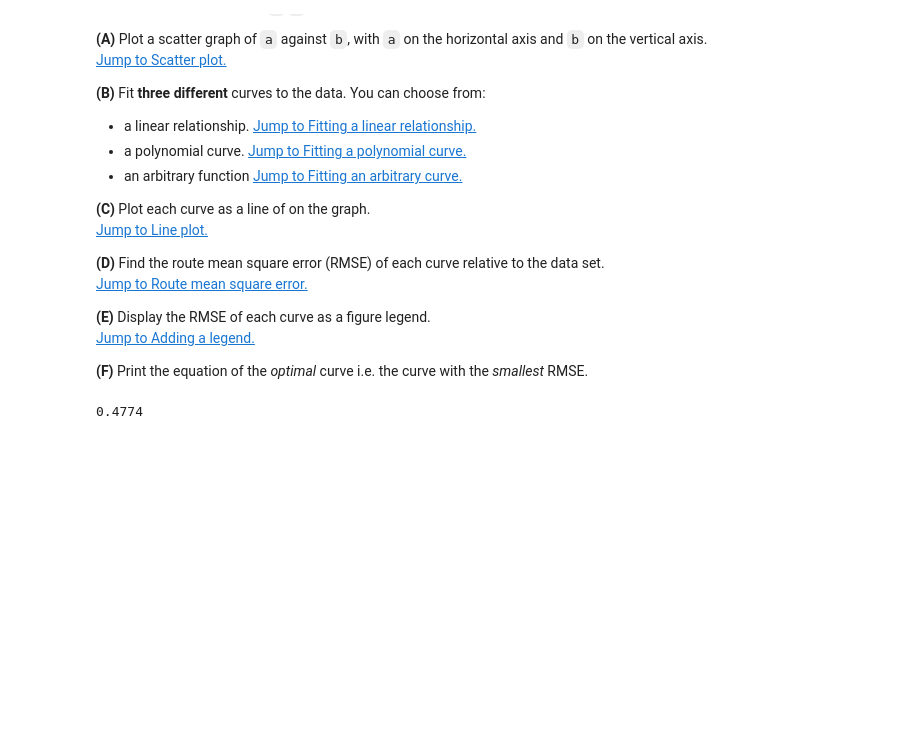
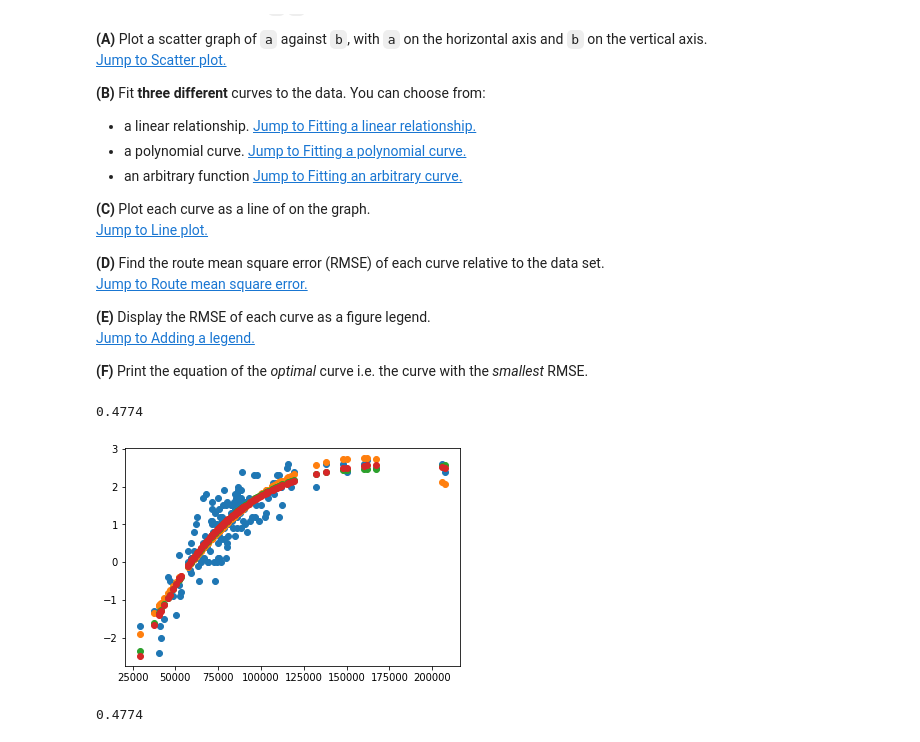
Before and after one commit to michaelnicht/python-class, a Jupyter notebook: 7_Numerical_computation_with_Numpy.ipynb, the cells around one changed output. Cells and saved outputs as stored; diff of their text form; code cells hidden in the pictures; blank space fills up the shorter version.

```diff
--- a/7_Numerical_computation_with_Numpy.ipynb
+++ b/7_Numerical_computation_with_Numpy.ipynb
@@ -2816,15 +2864,40 @@ __(F)__ Print the equation of the *optimal* curve i.e. the curve with the *small
 # %%
 a = np.array([88438,45505,75127,115571,89911,87432,100083,85589,73104,86890,78580,70785,41050,57610,107537,59262,73038,87891,75368,111638,74911,71599,96774,79667,90725,93816,75859,64969,205688,71500,53098,71250,89615,94747,50400,63673,78257,72785,83015,150000,84699,67191,86298,117705,88935,89643,106678,97894,132164,59387,60684,96151,68794,74559,29430,88362,111792,57205,83651,87518,80129,86801,110761,63274,66143,110694,52590,59994,80460,103589,68298,59056,40294,161848,103100,86354,37428,43307,80792,77368,109159,71538,84783,86250,82900,74728,48597,75549,106942,102167,62708,60630,70273,84918,88693,74141,46627,119112,88260,97262,86095,110472,82734,84761,91715,103292,86339,147993,77560,100625,68094,78250,75426,86138,112344,115000,98846,90499,80029,61959,76779,68833,81026,66361,92737,76692,64974,103869,51951,108854,61038,75938,75346,40639,73156,80067,82322,52353,
               62832,207262,160106,77740,72011,167094,58458,41639,79528,66583,83993,138082,77366])
 b = np.array([1.7,-0.4,0.5,2.6,1.4,1.5,1.5,1.7,-0.5,1.6,0.9,1.1,-1.7,0.3,1.8,0.5,1,1.9,0.1,2,1.7,1,1.2,1.5,1,1.1,1.2,0,2.6,1.4,-0.8,1.6,1.1,1.2,-1.4,-0.5,1.9,0,1.5,2.4,1.5,0.7,1.8,2,2.4,1.6,2,2.3,2,0.1,0.3,2.3,0,0,-1.7,1.9,2,0,0.9,1.3,0.4,1.6,2.3,-0.1,1.7,2.1,-0.9,0.1,1,1.9,0.4,-0.3,-2.4,2.7,1.3,2,-1.3,-1.5,0.7,1.1,2.3,1.1,0.7,0.9,1.1,0.1,-0.9,1.4,2.1,1.2,0.1,0.8,0.3,1.4,1.5,1,-0.5,2.4,0.9,1.5,1.6,1.2,1.3,1.8,0.8,1.8,1.9,2.6,1.5,1.8,1.8,0.6,0.7,1.2,1.5,2.5,1.1,1.6,1.6,1,0,0,1,0.5,1.7,0.6,0.1,1.7,0.2,2.1,0.1,0.9,0.8,-1.3,1.3,0.5,1.5,-0.6,1.2,2.4,2.6,1.1,0.8,2.5,-0.2,-2,0.1,0.1,1.6,2.6,1.2])
 plt.plot(a, b, 'o')
-def arbitrary(a,b):
-    y = a * b
-    return y
-#yeah...no.
-yfit = exponential(x, *opt)
 
-plt.plot(x, yfit, 'r', label='fit')
+c, d, e = np.polyfit(a, b, 2)
+
+f, g, h, i = np.polyfit(a, b, 3)
+
+j, k, l, m, z = np.polyfit(a, b, 4)
+
+yfit2 = np.poly1d([c, d, e])(a)
+yfit3 = np.poly1d([f, g, h, i])(a)
+yfit4 = np.poly1d([j, k, l, m, z])(a)
+
+plt.plot(a, yfit2, 'o')
+plt.plot(a, yfit3, 'o')
+plt.plot(a, yfit4, 'o')
+
+def RMSE(ideal, real):
+    return round(
+        np.sqrt
+        (np.sum
+         ((ideal - real)**2)/ len(real))
+        , 4)
+
+
+rmse2 = RMSE(yfit2,b)
+rmse3 = RMSE(yfit3,b)
+rmse4 = RMSE(yfit4,b)
+plt.legend(loc='best')
+
+print(np.min([rmse2, rmse3, rmse4]))
+# %% [output]
+0.4774
+[figure, added]
 # %%
 ### Example solution
 
```
Also changed, not shown: parts of 19 cells of this notebook, 4 other files.
